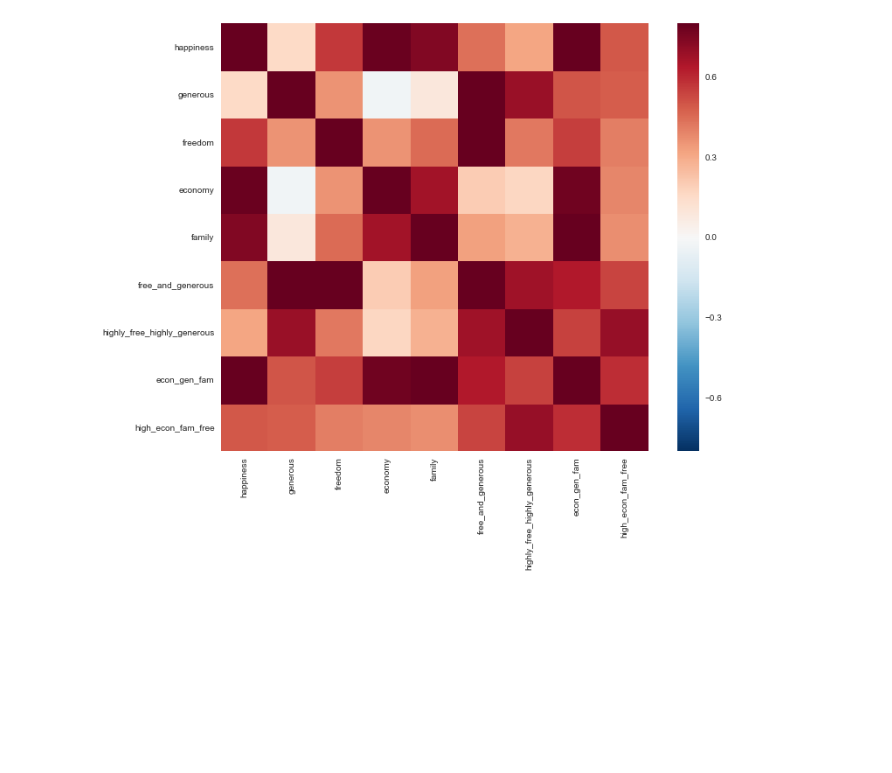
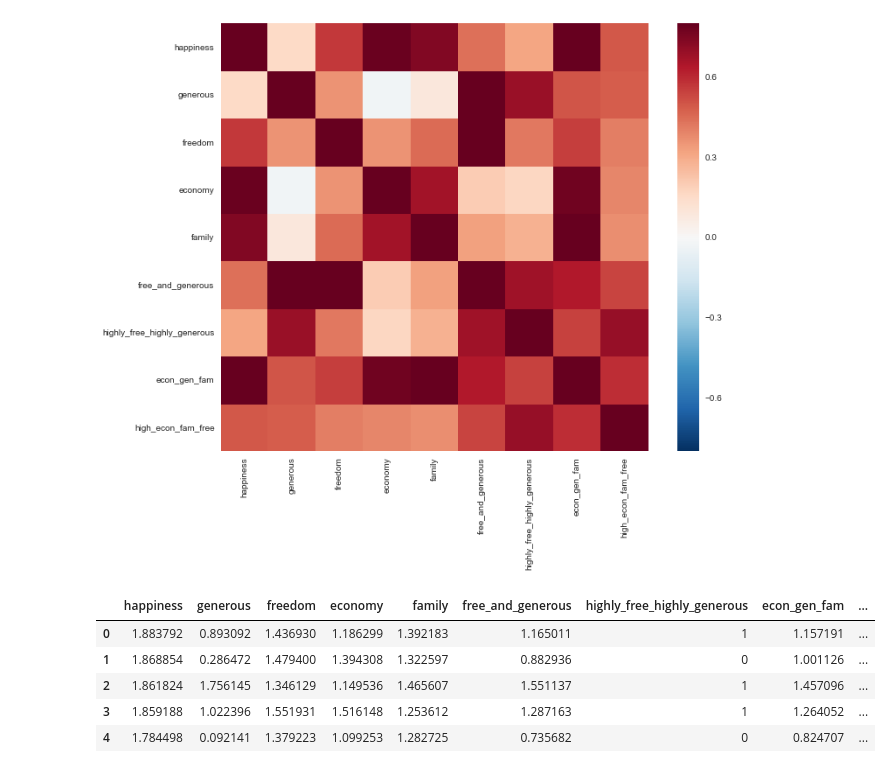
Before and after one commit to carlsednaoui/thinkful-data-science, a Jupyter notebook: coursework/unit_2/lesson_1_project_8.ipynb, the cells around one changed output. Saved outputs shown, nothing was run; the diff lists cells and outputs as text; code cells hidden in the pictures; blank space fills up the shorter version.

```diff
--- a/coursework/unit_2/lesson_1_project_8.ipynb
+++ b/coursework/unit_2/lesson_1_project_8.ipynb
@@ -185,0 +188,9 @@ plt.show()
+# %%
+df_analysis.head()
+# %% [output]
+|  | happiness | generous | freedom | economy | family | free_and_generous | highly_free_highly_generous | econ_gen_fam | ... |
+| 0 | 1.883792 | 0.893092 | 1.436930 | 1.186299 | 1.392183 | 1.165011 | 1 | 1.157191 | ... |
+| 1 | 1.868854 | 0.286472 | 1.479400 | 1.394308 | 1.322597 | 0.882936 | 0 | 1.001126 | ... |
+| 2 | 1.861824 | 1.756145 | 1.346129 | 1.149536 | 1.465607 | 1.551137 | 1 | 1.457096 | ... |
+| 3 | 1.859188 | 1.022396 | 1.551931 | 1.516148 | 1.253612 | 1.287163 | 1 | 1.264052 | ... |
+| 4 | 1.784498 | 0.092141 | 1.379223 | 1.099253 | 1.282725 | 0.735682 | 0 | 0.824707 | ... |
```
Also changed, not shown: parts of 5 cells of this notebook.
